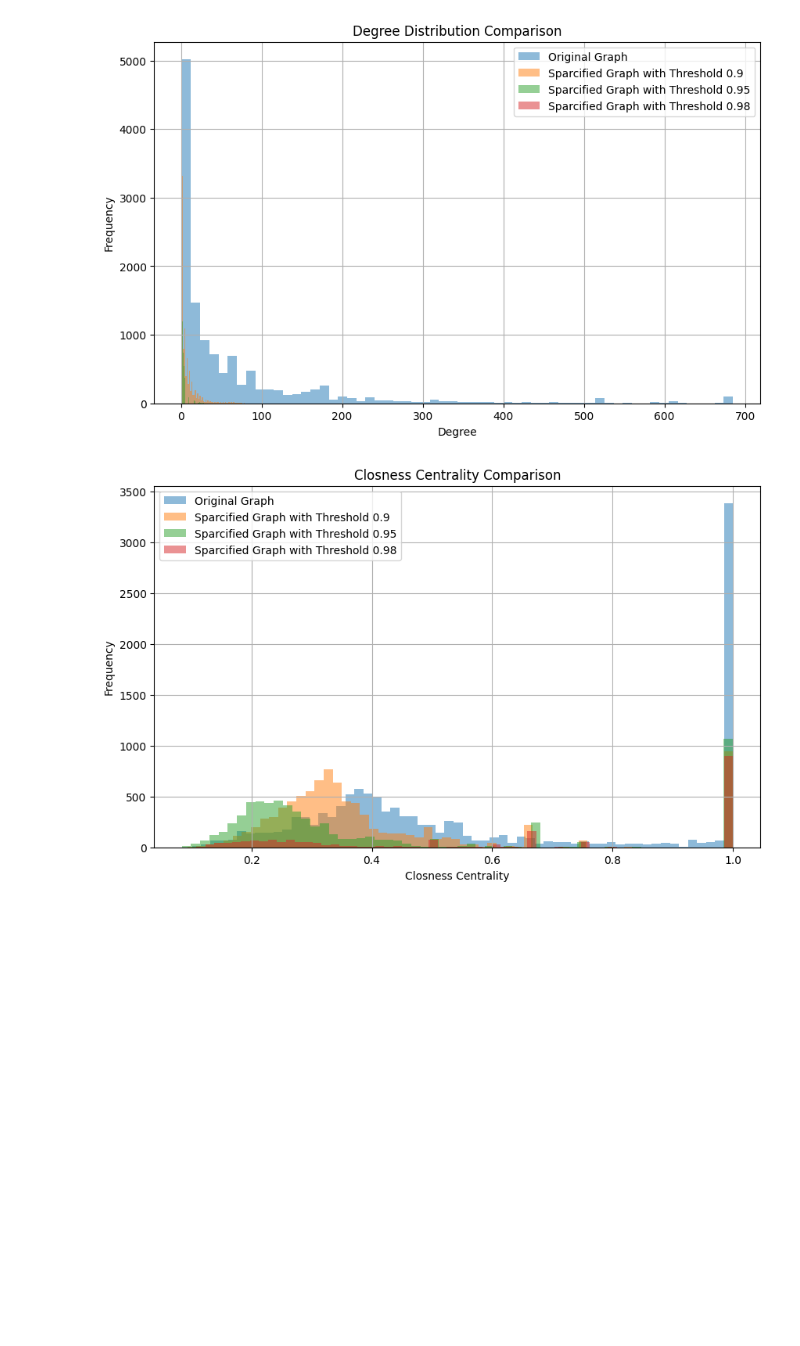
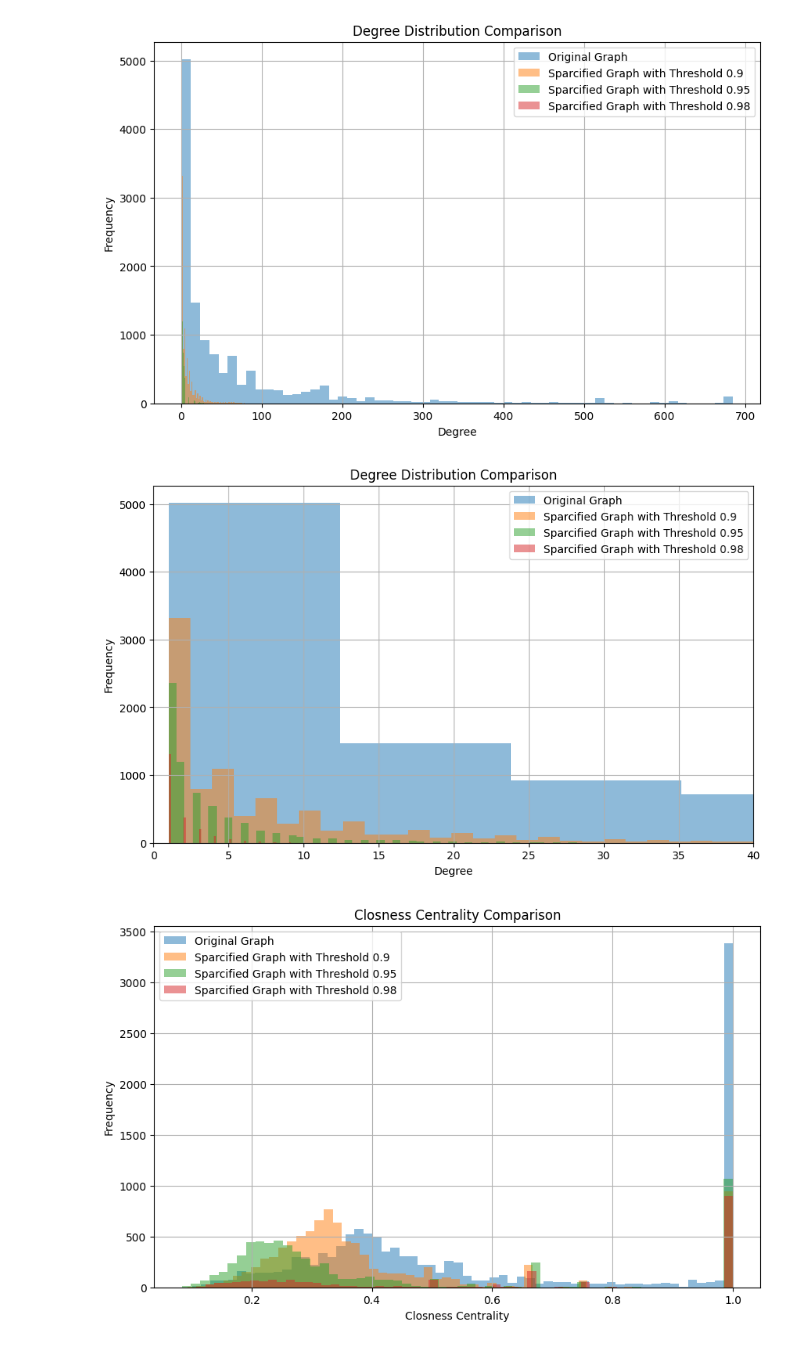
Before and after one commit to MehrdadJalali-AI/InverseLinkPredcition, a Jupyter notebook: Sparcification_Plots.ipynb, the cells around one changed output. Drawn from its saved outputs; the diff is of its cells as text; code cells hidden in the pictures; blank space fills up the shorter version.

Commit message:
Created using Colab - Updated Plots with Zooms

```diff
--- a/Sparcification_Plots.ipynb
+++ b/Sparcification_Plots.ipynb
@@ -123,6 +123,37 @@ plt.grid(True)
 plt.show()
 # %% [output]
 [figure]
+# %%
+import pandas as pd
+import matplotlib.pyplot as plt
+
+# Load datasets
+files = {
+    'Original Graph': 'Nodes_Original.csv',
+    'Sparcified Graph with Threshold 0.9': 'Nodes_0.9.csv',
+    'Sparcified Graph with Threshold 0.95': 'Nodes_0.95.csv',
+    'Sparcified Graph with Threshold 0.98': 'Nodes_0.98.csv'
+}
+
+# Create a figure
+plt.figure(figsize=(10, 6))
+
+# Plotting degree distribution for each file
+for label, filename in files.items():
+    df = pd.read_csv(filename)
+    plt.hist(df['Degree'], bins=60, alpha=0.5, label=label)
+
+# Optional: Zoom into a specific range of degrees
+plt.xlim(0, 40)  # Adjust this range based on your data
+
+plt.title('Degree Distribution Comparison')
+plt.xlabel('Degree')
+plt.ylabel('Frequency')
+plt.legend()
+plt.grid(True)
+plt.show()
+# %% [output]
+[figure, added]
 # %%
 import pandas as pd
 import matplotlib.pyplot as plt
```
Also changed, not shown: parts of 5 cells of this notebook.
